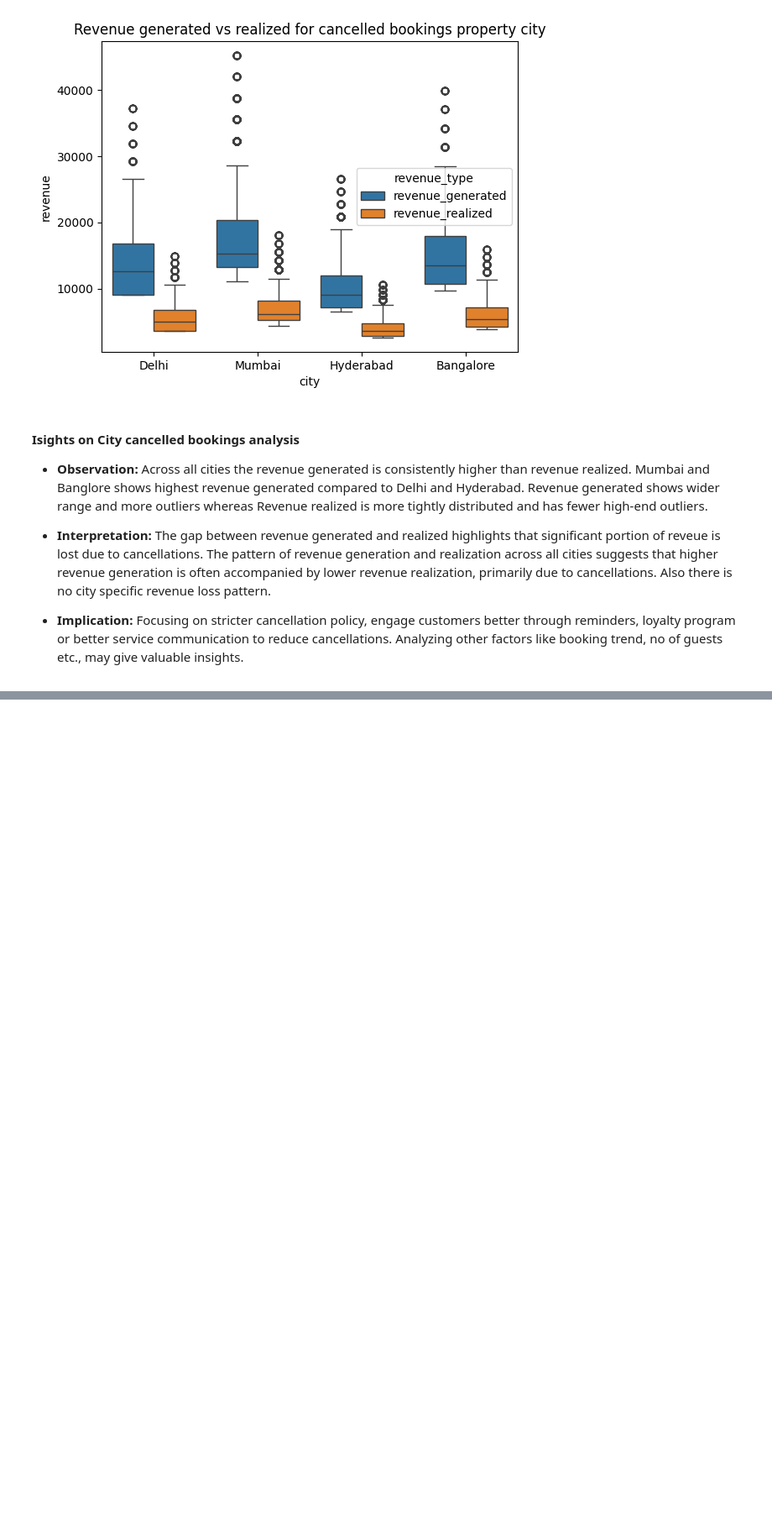
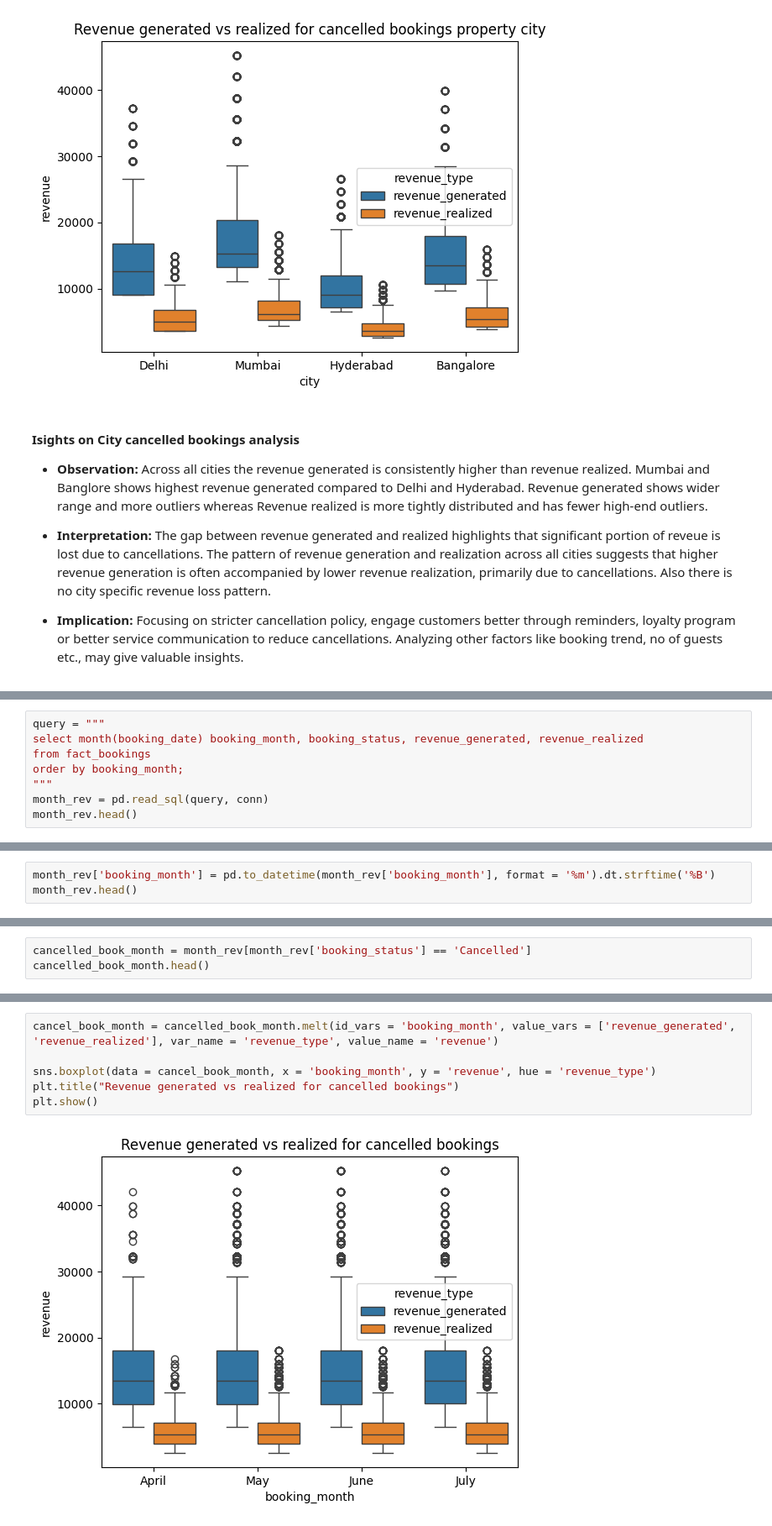
Before and after one commit to Bhuvi128/Hospitality-Revenue-Optimization-Data-analysis, a Jupyter notebook: Hospitality Revenue Optimzation.ipynb, the cells around one changed output, grey strips where cells are left out. Shown at 84% size. Saved outputs shown, nothing was run; the diff lists cells and outputs as text; blank space fills up the shorter version.

```diff
--- a/Hospitality Revenue Optimzation.ipynb
+++ b/Hospitality Revenue Optimzation.ipynb
@@ -660,0 +661,8 @@ plt.show()
+# %%
+query = """
+select month(booking_date) booking_month, booking_status, revenue_generated, revenue_realized
+from fact_bookings
+order by booking_month;
+"""
+month_rev = pd.read_sql(query, conn)
+month_rev.head()
@@ -660,0 +676,3 @@ plt.show()
+# %%
+month_rev['booking_month'] = pd.to_datetime(month_rev['booking_month'], format = '%m').dt.strftime('%B')
+month_rev.head()
@@ -660,0 +699,3 @@ plt.show()
+# %%
+cancelled_book_month = month_rev[month_rev['booking_status'] == 'Cancelled']
+cancelled_book_month.head()
@@ -660,0 +709,8 @@ plt.show()
+# %%
+cancel_book_month = cancelled_book_month.melt(id_vars = 'booking_month', value_vars = ['revenue_generated', 'revenue_realized'], var_name = 'revenue_type', value_name = 'revenue')
+
+sns.boxplot(data = cancel_book_month, x = 'booking_month', y = 'revenue', hue = 'revenue_type')
+plt.title("Revenue generated vs realized for cancelled bookings")
+plt.show()
+# %% [output]
+[figure, added]
```
Also changed, not shown: parts of 7 cells of this notebook, 2 other files.
